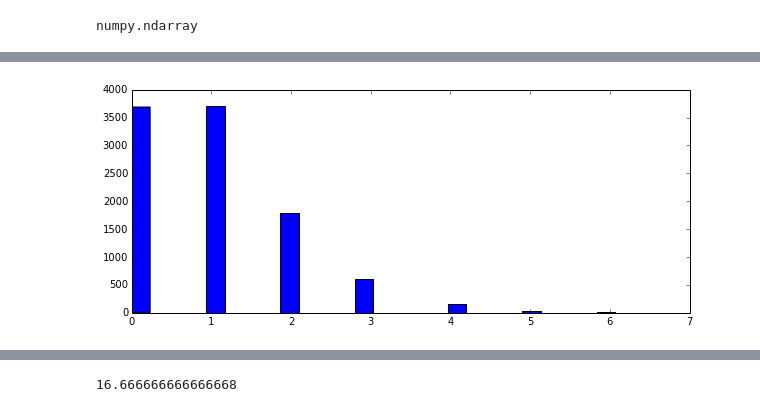
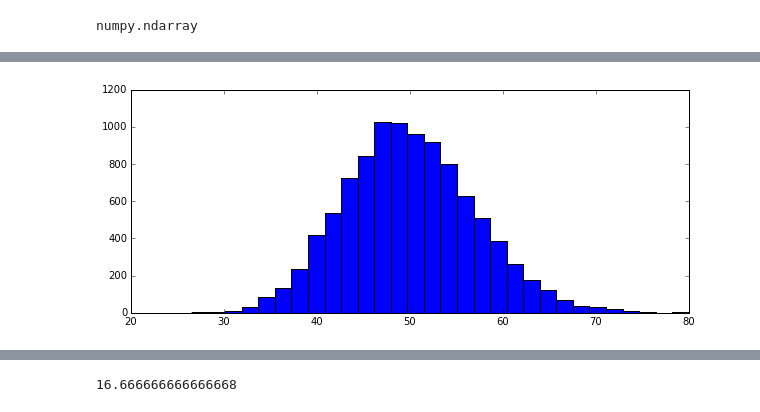
Before and after one commit to mantaraya36/201A-ipython, a Jupyter notebook: Random Distributions.ipynb, the cells around one changed output, grey strips where cells are left out. Cells and saved outputs as stored; diff of their text form; code cells hidden in the pictures.

```diff
--- a/Random Distributions.ipynb
+++ b/Random Distributions.ipynb
@@ -259,5 +268,5 @@ hist(r,30);
 # %%
-r = poisson(1, 10000)
+r = gamma(50, 1, 10000)
 hist(r,30);
 # %% [output]
-[figure, old version]
+[figure, new version]
```
Also changed, not shown: parts of 49 cells of this notebook, 3 other files.
